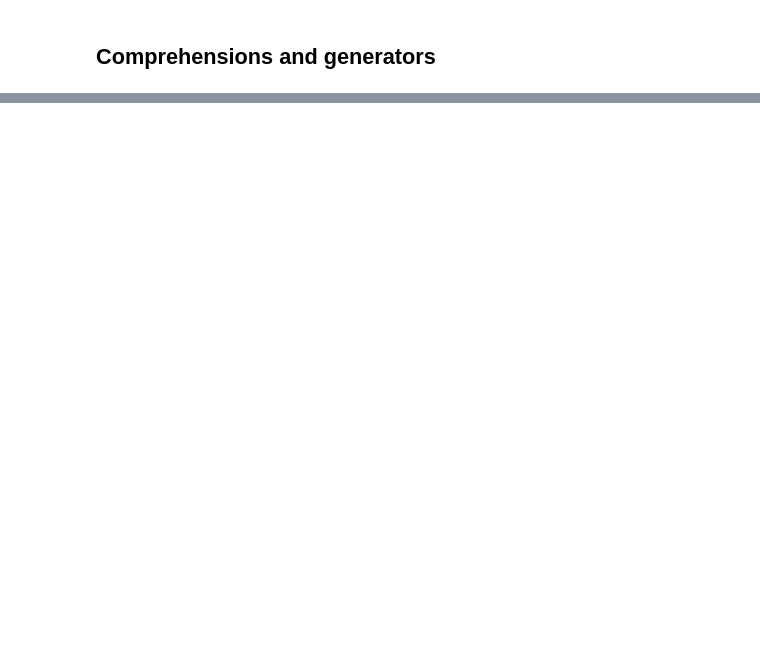
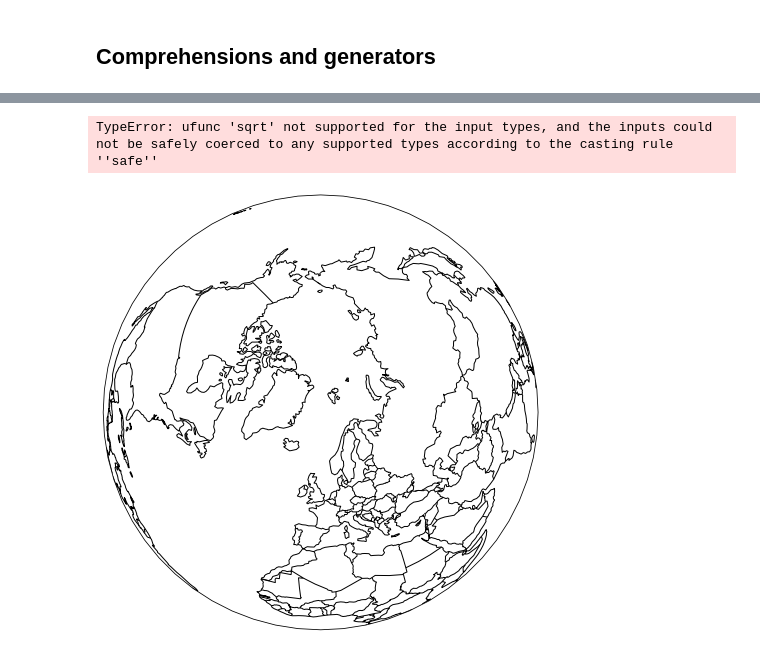
Before and after one commit to IvanaEscobar/sandbox, a Jupyter notebook: efficientPy/Exercise Files/chapter2/02_04/02_04_comprehensions_begin.ipynb, the cells around one changed output, grey strips where cells are left out. Cells and saved outputs as stored; diff of their text form; code cells hidden in the pictures; blank space fills up the shorter version.

```diff
--- a/efficientPy/Exercise Files/chapter2/02_04/02_04_comprehensions_begin.ipynb
+++ b/efficientPy/Exercise Files/chapter2/02_04/02_04_comprehensions_begin.ipynb
@@ -55,2 +56,8 @@ coordinates_by_city
 # %% [markdown]
 ## Comprehensions and generators
+# %%
+results = []
+
+for city, year in zip(cities,years):
+    if int(year) > 1945:
+        results.append(city + ': ' + year)
@@ -56,0 +80,3 @@ coordinates_by_city
+# %%
+cities_by_year = {year: city for city, year in zip(cities,years)}
+cities_by_year
@@ -56,0 +134,16 @@ coordinates_by_city
+# %%
+ortho = ccrs.Orthographic(central_latitude=75)
+pp.figure(figsize=(8,8))
+
+ax = pp.axes(projection=ortho)
+ax.coastlines('110m')
+ax.add_feature(cartopy.feature.BORDERS)
+
+for year,city in cities_by_year.items():
+    x,y = coordinates_by_city[city]
+    #points = ortho.transform_point(ccrs.Geodetic(), x,y)
+
+    ax.scatter(x,y,'r.')
+# %% [output]
+TypeError: ufunc 'sqrt' not supported for the input types, and the inputs could not be safely coerced to any supported types according to the casting rule ''safe''
+[figure, added]
```
Also changed, not shown: parts of 7 cells of this notebook, 1 other file.
